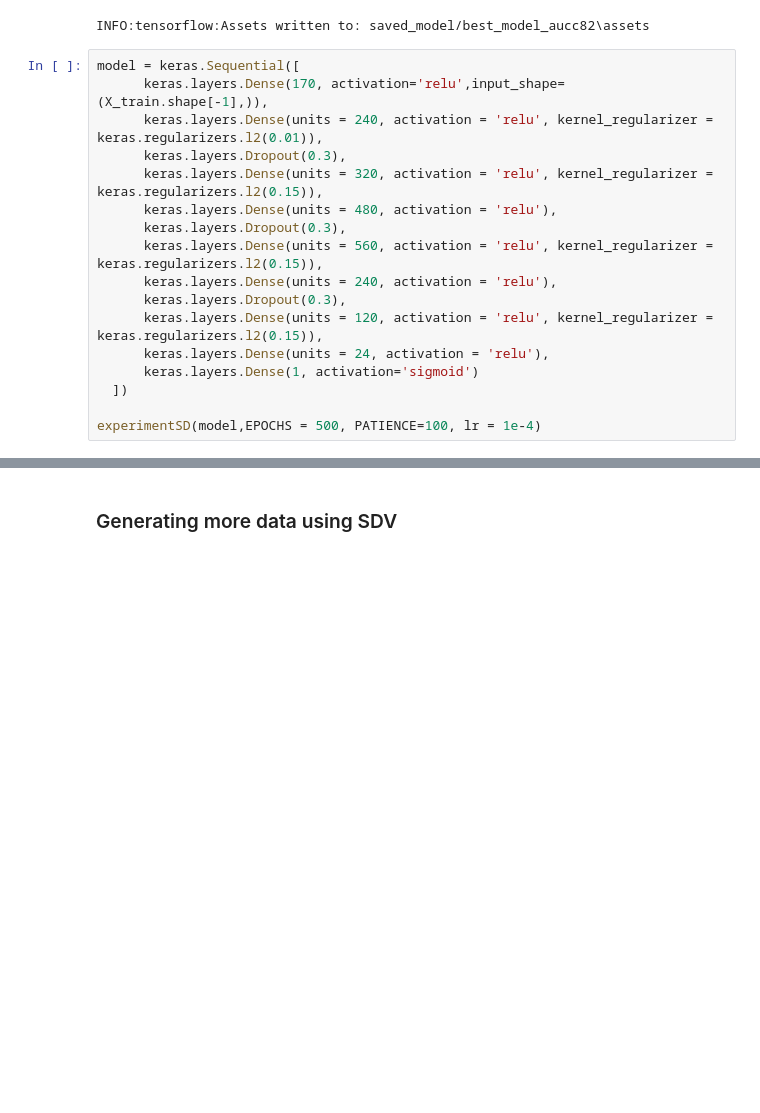
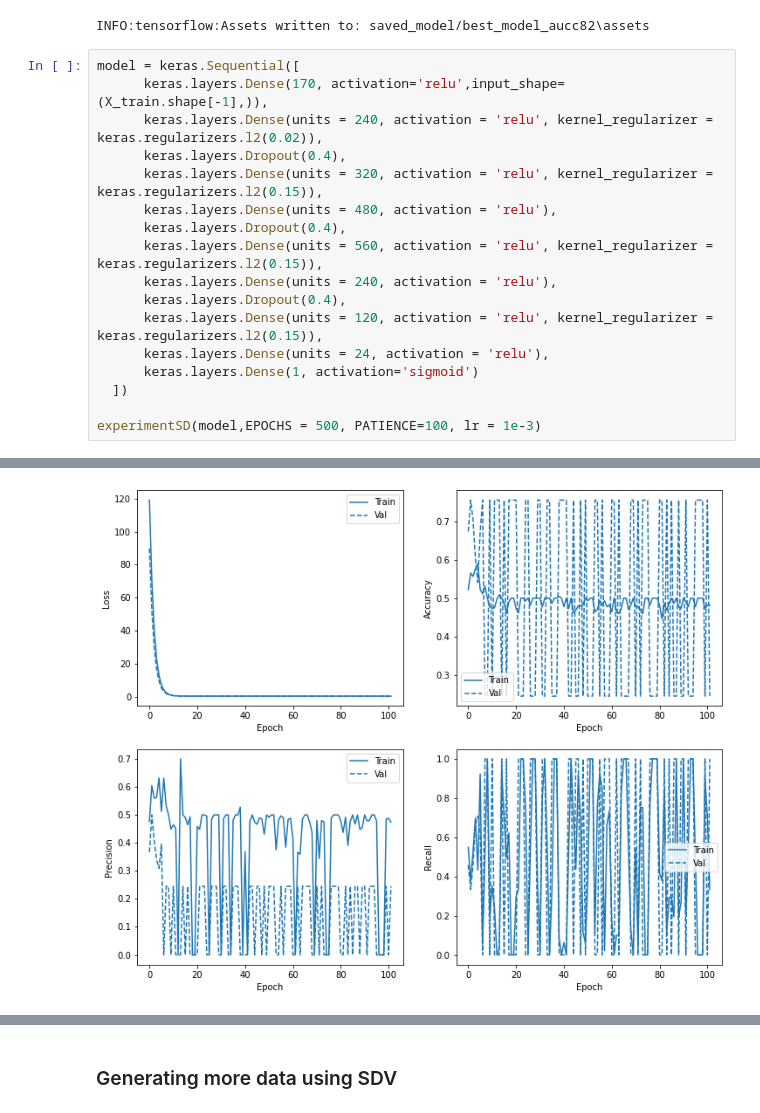
Before and after one commit to chaitanyamanem/breastCancer, a Jupyter notebook: NN v3.ipynb, the cells around one changed output, grey strips where cells are left out. Cells and saved outputs as stored; diff of their text form; blank space fills up the shorter version.

```diff
--- a/NN v3.ipynb
+++ b/NN v3.ipynb
@@ -704,17 +704,18 @@ INFO:tensorflow:Assets written to: saved_model/best_model_aucc82\assets
 # %%
 model = keras.Sequential([
       keras.layers.Dense(170, activation='relu',input_shape=(X_train.shape[-1],)),
-      keras.layers.Dense(units = 240, activation = 'relu', kernel_regularizer = keras.regularizers.l2(0.01)),
-      keras.layers.Dropout(0.3),
+      keras.layers.Dense(units = 240, activation = 'relu', kernel_regularizer = keras.regularizers.l2(0.02)),
+      keras.layers.Dropout(0.4),
       keras.layers.Dense(units = 320, activation = 'relu', kernel_regularizer = keras.regularizers.l2(0.15)),
       keras.layers.Dense(units = 480, activation = 'relu'),
-      keras.layers.Dropout(0.3),
+      keras.layers.Dropout(0.4),
       keras.layers.Dense(units = 560, activation = 'relu', kernel_regularizer = keras.regularizers.l2(0.15)),
       keras.layers.Dense(units = 240, activation = 'relu'),
-      keras.layers.Dropout(0.3),
+      keras.layers.Dropout(0.4),
       keras.layers.Dense(units = 120, activation = 'relu', kernel_regularizer = keras.regularizers.l2(0.15)),
       keras.layers.Dense(units = 24, activation = 'relu'),
       keras.layers.Dense(1, activation='sigmoid')
   ])
 
-experimentSD(model,EPOCHS = 500, PATIENCE=100, lr = 1e-4)
+experimentSD(model,EPOCHS = 500, PATIENCE=100, lr = 1e-3)
+# %% [output]
@@ -720,0 +739 @@ experimentSD(model,EPOCHS = 500, PATIENCE=100, lr = 1e-4)
+[figure, added]
```
Also changed, not shown: parts of 1 cell of this notebook.
